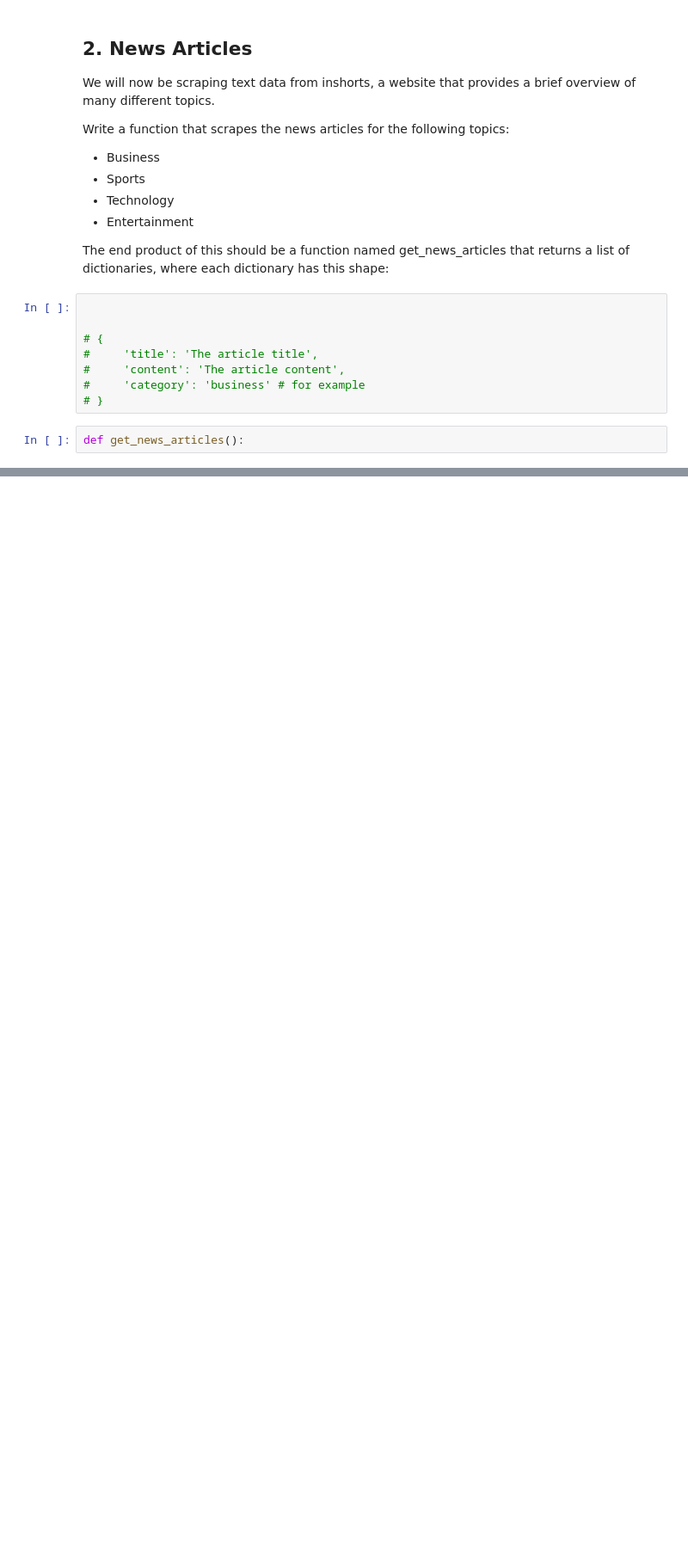
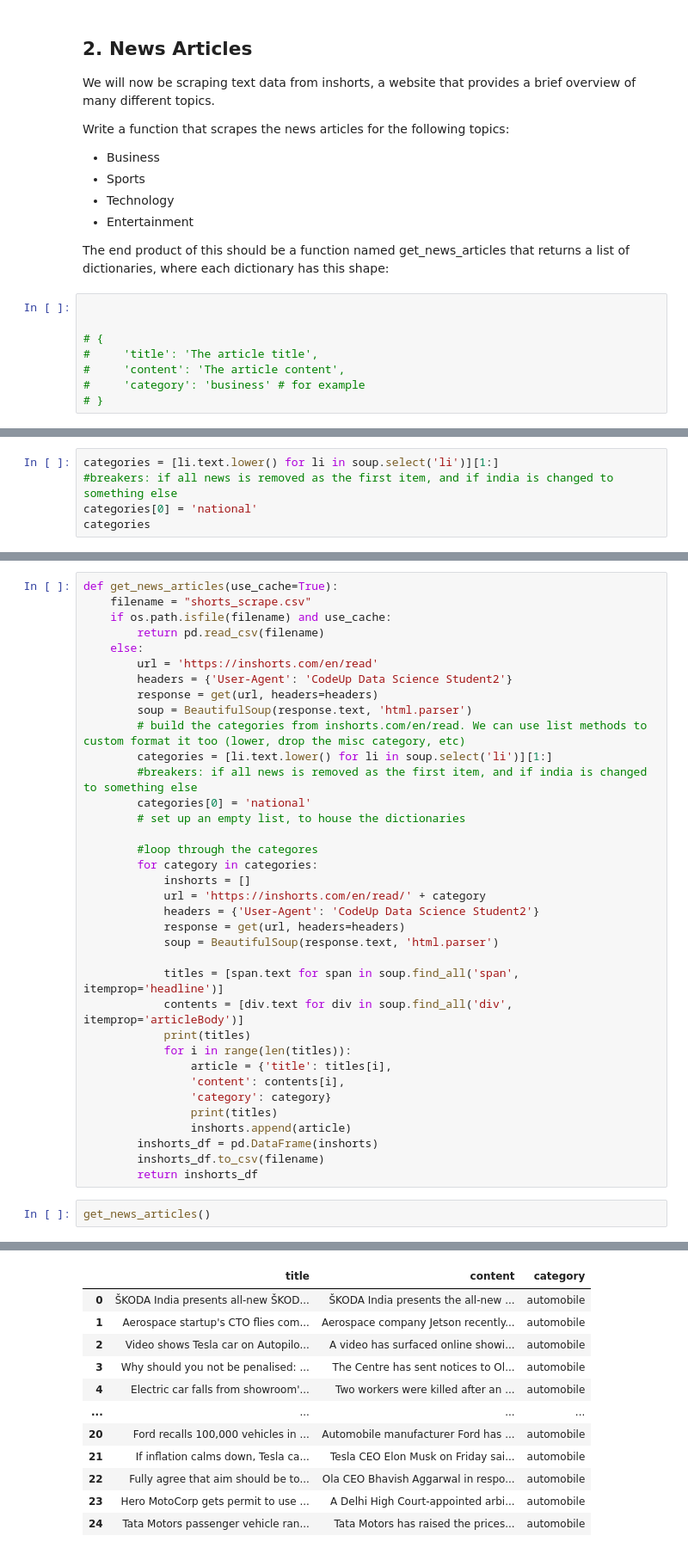
Before and after one commit to fred-lindsey/natural-language-processing-exercises, a Jupyter notebook: NLP_acquire.ipynb, the cells around one changed output, grey strips where cells are left out. Shown at 86% size. Cells and saved outputs as stored; diff of their text form; blank space fills up the shorter version.

```diff
--- a/NLP_acquire.ipynb
+++ b/NLP_acquire.ipynb
@@ -264,5 +264,3 @@ The end product of this should be a function named get_news_articles that return
 #     'content': 'The article content',
 #     'category': 'business' # for example
 # }
-# %%
-def get_news_articles():
@@ -268,0 +356,5 @@ def get_news_articles():
+# %%
+categories = [li.text.lower() for li in soup.select('li')][1:]
+#breakers: if all news is removed as the first item, and if india is changed to something else
+categories[0] = 'national'
+categories
@@ -268,0 +374,39 @@ def get_news_articles():
+# %%
+def get_news_articles(use_cache=True):
+    filename = "shorts_scrape.csv"
+    if os.path.isfile(filename) and use_cache:
+        return pd.read_csv(filename)
+    else:
+        url = 'https://inshorts.com/en/read'
+        headers = {'User-Agent': 'CodeUp Data Science Student2'}
+        response = get(url, headers=headers)
+        soup = BeautifulSoup(response.text, 'html.parser')
+        # build the categories from inshorts.com/en/read. We can use list methods to custom format it too (lower, drop the misc category, etc)
+        categories = [li.text.lower() for li in soup.select('li')][1:]
+        #breakers: if all news is removed as the first item, and if india is changed to something else
+        categories[0] = 'national'
+        # set up an empty list, to house the dictionaries
+
+        #loop through the categores
+        for category in categories:
+            inshorts = []
+            url = 'https://inshorts.com/en/read/' + category
+            headers = {'User-Agent': 'CodeUp Data Science Student2'}
+            response = get(url, headers=headers)
+            soup = BeautifulSoup(response.text, 'html.parser')
+
+            titles = [span.text for span in soup.find_all('span', itemprop='headline')]
+            contents = [div.text for div in soup.find_all('div', itemprop='articleBody')]
+            print(titles)
+            for i in range(len(titles)):
+                article = {'title': titles[i],
+                'content': contents[i],
+                'category': category}
+                print(titles)
+                inshorts.append(article)
+        inshorts_df = pd.DataFrame(inshorts)
+        inshorts_df.to_csv(filename)
+        return inshorts_df
+# %%
+get_news_articles()
+# %% [output]
@@ -268,0 +431,12 @@ def get_news_articles():
+|  | title | content | category |
+| 0 | ŠKODA India presents all-new ŠKOD... | ŠKODA India presents the all-new ... | automobile |
+| 1 | Aerospace startup's CTO flies com... | Aerospace company Jetson recently... | automobile |
+| 2 | Video shows Tesla car on Autopilo... | A video has surfaced online showi... | automobile |
+| 3 | Why should you not be penalised: ... | The Centre has sent notices to Ol... | automobile |
+| 4 | Electric car falls from showroom'... | Two workers were killed after an ... | automobile |
+| ... | ... | ... | ... |
+| 20 | Ford recalls 100,000 vehicles in ... | Automobile manufacturer Ford has ... | automobile |
+| 21 | If inflation calms down, Tesla ca... | Tesla CEO Elon Musk on Friday sai... | automobile |
+| 22 | Fully agree that aim should be to... | Ola CEO Bhavish Aggarwal in respo... | automobile |
+| 23 | Hero MotoCorp gets permit to use ... | A Delhi High Court-appointed arbi... | automobile |
+| 24 | Tata Motors passenger vehicle ran... | Tata Motors has raised the prices... | automobile |
```
Also changed, not shown: parts of 10 cells of this notebook, 4 other files.
